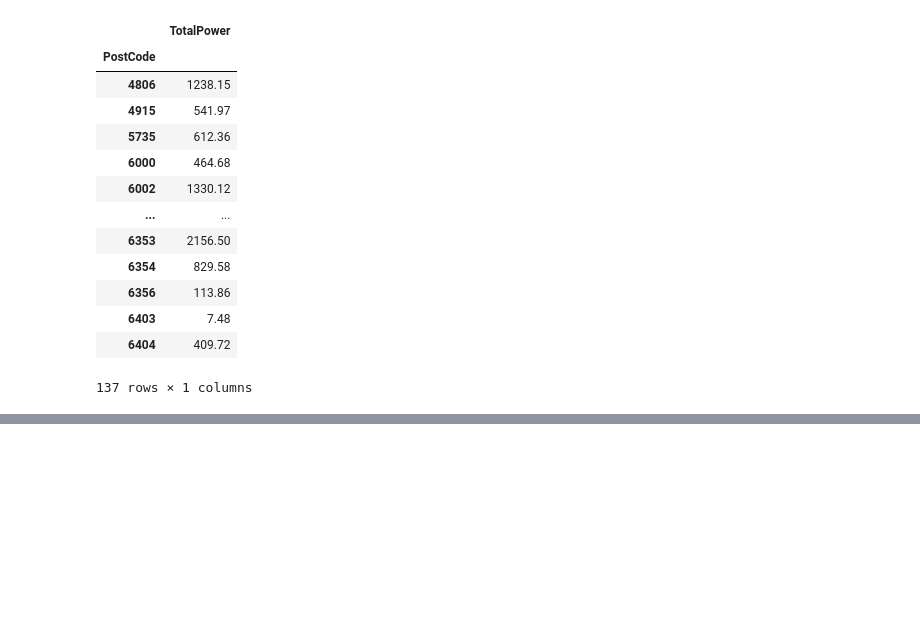
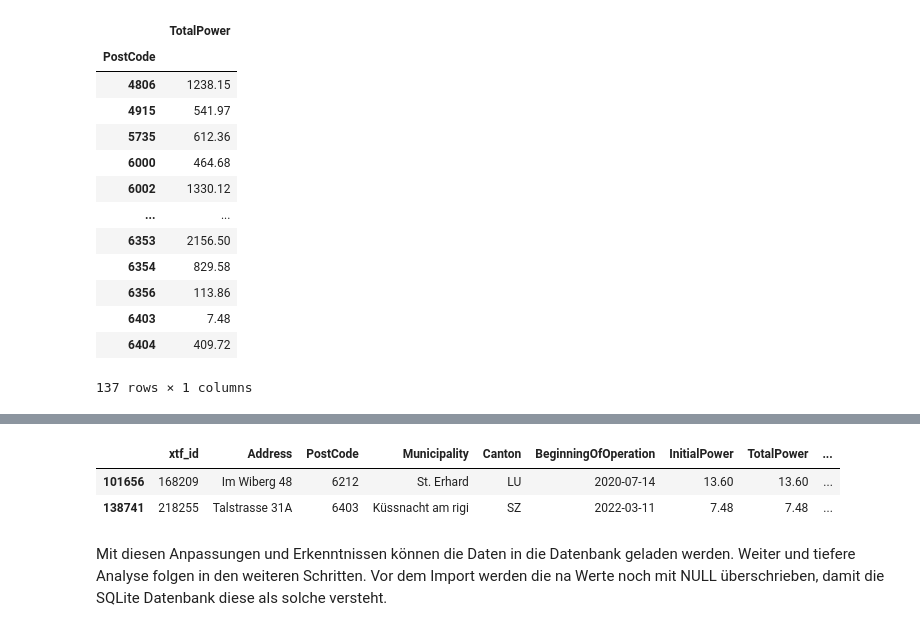
Before and after one commit to 7Horizon/BINA-CaseStudy, a Jupyter notebook: bina_dataimport.ipynb, the cells around one changed output, grey strips where cells are left out. Drawn from its saved outputs; the diff is of its cells as text; code cells hidden in the pictures; blank space fills up the shorter version.

```diff
--- a/bina_dataimport.ipynb
+++ b/bina_dataimport.ipynb
@@ -524,3 +527,16 @@ electricityProductionPlantLU[["PostCode", "TotalPower"]].groupby('PostCode').sum
+# %%
+electricityProductionPlantLU.query('PostCode == 6403 or PostCode == 6312')
+electricityProductionPlant.at[101656, 'PostCode'] = 6212
+electricityProductionPlant.at[138741, 'Canton'] = 'SZ'
+# %%
+electricityProductionPlant.query('xtf_id == 168209 or xtf_id == 218255')
+# %% [output]
+|  | xtf_id | Address | PostCode | Municipality | Canton | BeginningOfOperation | InitialPower | TotalPower | ... |
+| 101656 | 168209 | Im Wiberg 48 | 6212 | St. Erhard | LU | 2020-07-14 | 13.60 | 13.60 | ... |
+| 138741 | 218255 | Talstrasse 31A | 6403 | Küssnacht am rigi | SZ | 2022-03-11 | 7.48 | 7.48 | ... |
+# %% [markdown]
+Mit diesen Anpassungen und Erkenntnissen können die Daten in die Datenbank geladen werden. Weiter und tiefere Analyse folgen in den weiteren Schritten.
+Vor dem Import werden die na Werte noch mit NULL überschrieben, damit die SQLite Datenbank diese als solche versteht.
 # %%
 electricityProductionPlant.replace(np.nan, "NULL", inplace=True)
 for index, row in electricityProductionPlant.iterrows():
```
Also changed, not shown: parts of 7 cells of this notebook.
